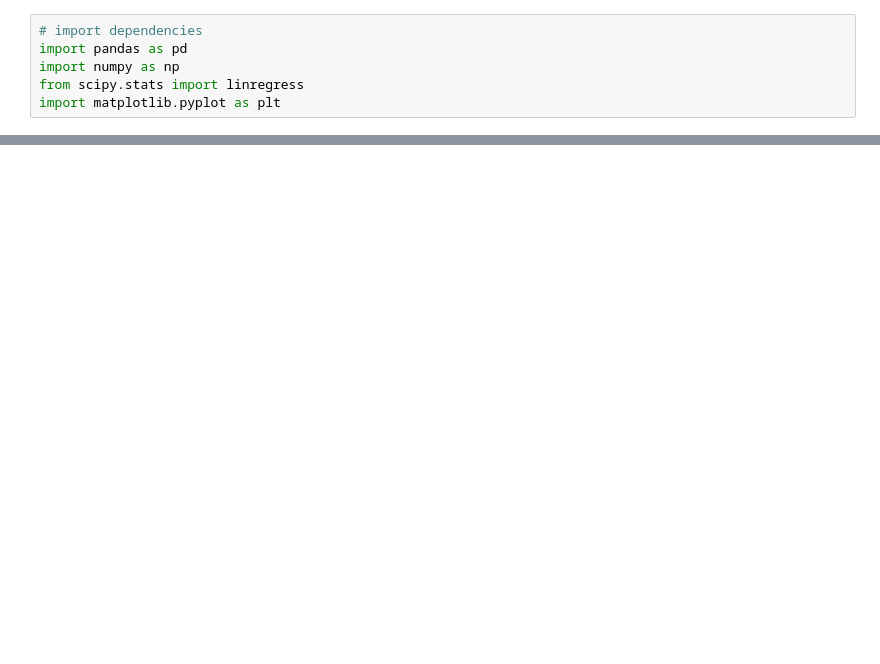
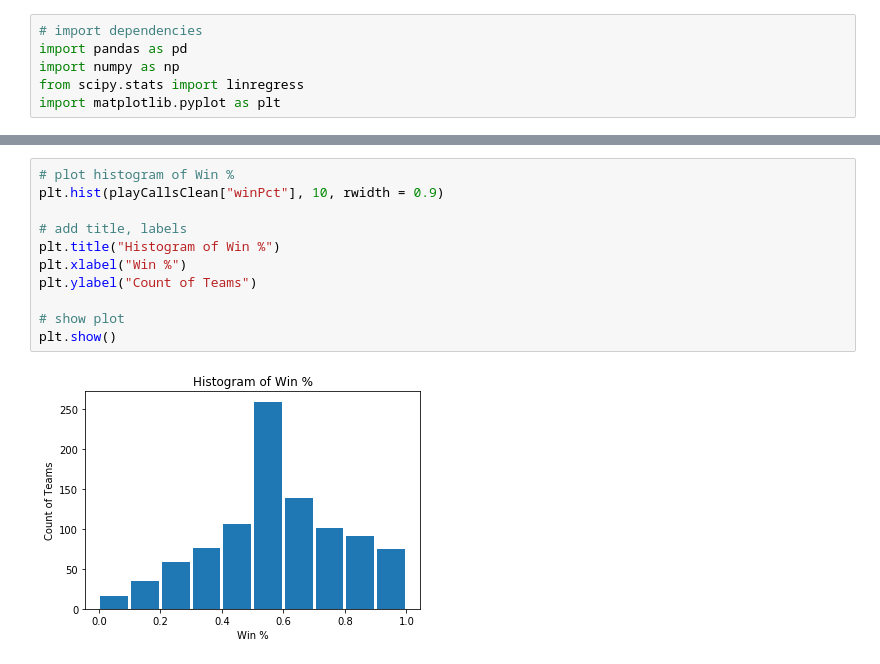
Before and after one commit to bdowd91/Project-1, a Jupyter notebook: PlayCallAnalysis.ipynb, the cells around one changed output, grey strips where cells are left out. Drawn from its saved outputs; the diff is of its cells as text; blank space fills up the shorter version.

```diff
--- a/PlayCallAnalysis.ipynb
+++ b/PlayCallAnalysis.ipynb
@@ -186,0 +225,13 @@ plt.show()
+# %%
+# plot histogram of Win %
+plt.hist(playCallsClean["winPct"], 10, rwidth = 0.9)
+
+# add title, labels
+plt.title("Histogram of Win %")
+plt.xlabel("Win %")
+plt.ylabel("Count of Teams")
+
+# show plot
+plt.show()
+# %% [output]
+[figure, added]
```
Also changed, not shown: parts of 16 cells of this notebook.
